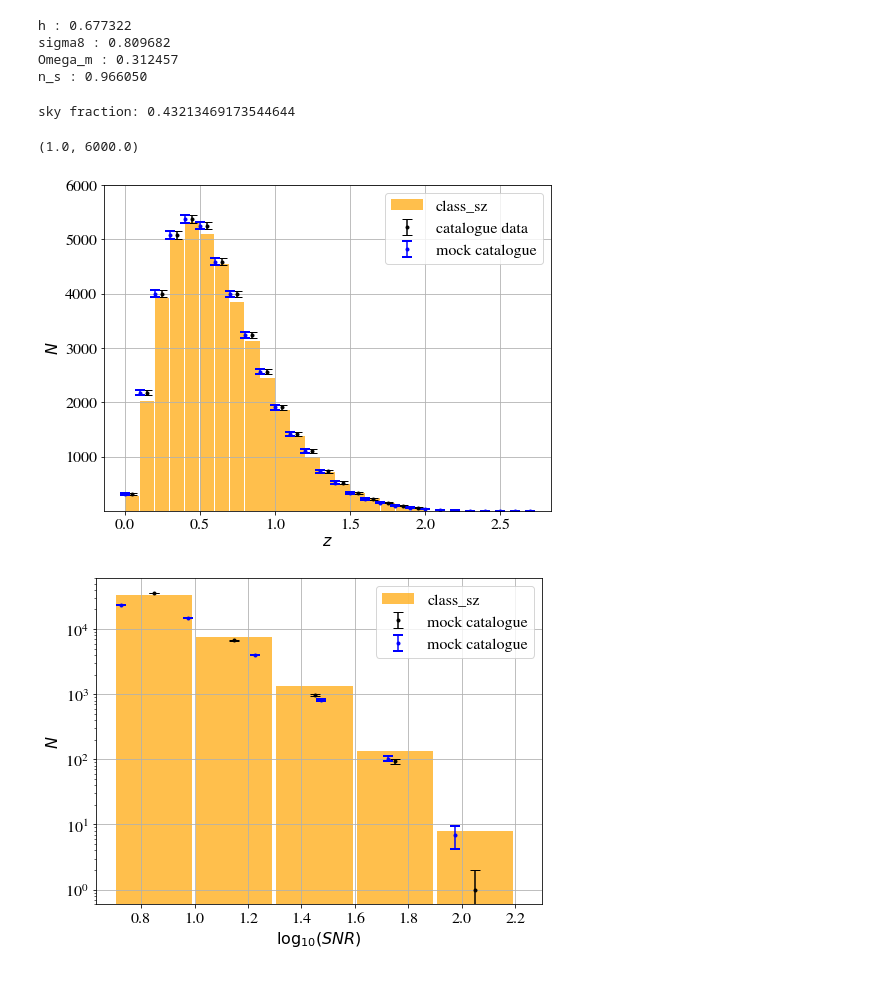
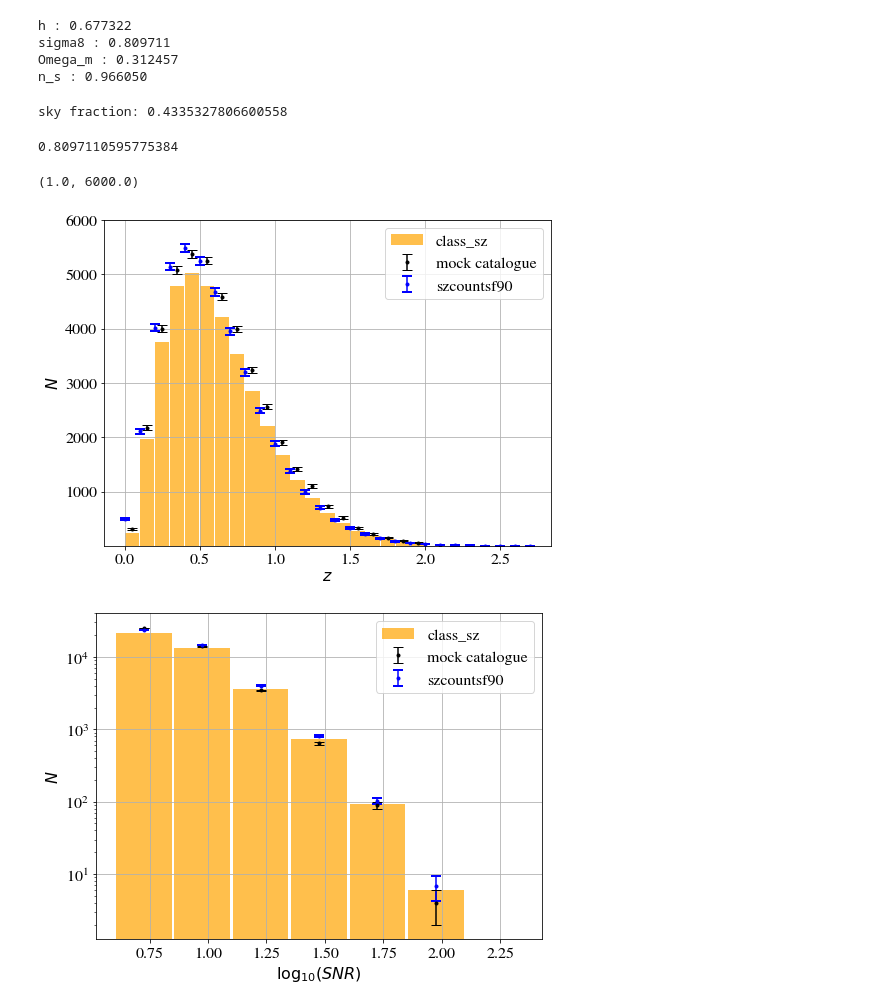
Before and after one commit to simonsobs/SOLikeT, a Jupyter notebook: soliket/binned_clusters/notebooks/Nz_szcountsf90_vs_class_sz_vs_nemo_comparison.ipynb, the cells around one changed output. Drawn from its saved outputs; the diff is of its cells as text; code cells hidden in the pictures.

```diff
--- a/soliket/binned_clusters/notebooks/Nz_szcountsf90_vs_class_sz_vs_nemo_comparison.ipynb
+++ b/soliket/binned_clusters/notebooks/Nz_szcountsf90_vs_class_sz_vs_nemo_comparison.ipynb
@@ -25,15 +25,31 @@ params = {
     'tau': 0.055,
     'mnu': 0.0,
     'nnu': 3.046,
-    'omnuh2': 0.,
+    'omnuh2': 5.691895645933333e-06,
     'w': -1
 }
+
+# info = {
+#     'params': params,
+#     'likelihood': {'soliket.BinnedClusterLikelihood': {
+#         'single_tile_test': "no",
+#         'choose_dim': "1D",
+#         'Q_optimise': "yes",
+#         'stop_at_error': True,
+#         'data_path': data_path,
+#         'cat_file': "MFMF_WebSkyHalos_A10tSZ_3freq_tiles/MFMF_WebSkyHalos_A10tSZ_3freq_tiles_mass.fits",
+#         'Q_file': "MFMF_WebSkyHalos_A10tSZ_3freq_tiles/selFn/quick_theta_Q.npz",
+#         'tile_file': "MFMF_WebSkyHalos_A10tSZ_3freq_tiles/selFn/tileAreas.txt",
+#         'rms_file': "MFMF_WebSkyHalos_A10tSZ_3freq_tiles/selFn/downsampled.txt"}},
+#     'theory': {'camb': {'extra_args': {'num_massive_neutrinos': 0}}}
+# }
+# 2D N calculation
 
 info = {
     'params': params,
     'likelihood': {'soliket.BinnedClusterLikelihood': {
         'single_tile_test': "no",
-        'choose_dim': "1D",
+        'choose_dim': "2D", # change option here
         'Q_optimise': "yes",
         'stop_at_error': True,
         'data_path': data_path,
@@ -43,5 +59,10 @@ info = {
         'rms_file': "MFMF_WebSkyHalos_A10tSZ_3freq_tiles/selFn/downsampled.txt"}},
     'theory': {'camb': {'extra_args': {'num_massive_neutrinos': 0}}}
 }
+
+# initialisation
+model = get_model(info)
+like = model.likelihood['soliket.BinnedClusterLikelihood']
+model.loglikes({})[0]
 # %% [output]
 Populating the interactive namespace from numpy and matplotlib
@@ -129,12 +123,12 @@ z, q, catNzq = like.delN2Dcat
 Nq = np.zeros(len(q))
 catNq = np.zeros(len(q))
 for i in range(len(q)):
-   Nq[i] = Nzq[:,i].sum()
+   Nq[i] = Nz[:,i].sum()
    catNq[i] = catNzq[:,i].sum()
 
 plt.figure(figsize=(8,6))
 plt.plot(10**q, Nq, 'r-', label='prediction')
-plt.errorbar(10**q, Nq, yerr=np.sqrt(Nq), color='black', fmt='o', ms=3, capsize=5, capthick=2, ls='none', label='mock catalogue')
+plt.errorbar(10**q, catNq, yerr=np.sqrt(catNq), color='black', fmt='o', ms=3, capsize=5, capthick=2, ls='none', label='mock catalogue')
 plt.xlabel('signal-to-noise $q$', fontsize=14)
 plt.ylabel('$N$', fontsize=14)
 plt.xscale('log')
@@ -162,7 +152,7 @@ cluster_settings = {
                    'omega_b':0.0226576,
                    'omega_cdm':0.1206864,
                    'A_s':2.022662e-9,
-                   'tau_reio':0.0925,
+                   'tau_reio':0.055,
                    'n_s': 0.96605
 }
 
@@ -177,6 +167,9 @@ M.set({
 'experiment' : 1, # 1: simons observatory, 0: planck
 'y_m_relation' : 1, # 1: Hasselfield et al, 0: Planck
 
+'SO_thetas_file':'/Users/boris/Work/CLASS-SZ/SO-SZ/class_sz/sz_auxiliary_files/so_3freqs_120921_thetas.txt',
+'SO_skyfracs_file':'/Users/boris/Work/CLASS-SZ/SO-SZ/class_sz/sz_auxiliary_files/so_3freqs_120921_skyfracs.txt',
+'SO_ylims_file':'/Users/boris/Work/CLASS-SZ/SO-SZ/class_sz/sz_auxiliary_files/so_3freqs_120921_ylims.txt',
 # X ray mass bias (if applicable -  default 1)
 # 'B' : 1.,
 
@@ -187,9 +180,9 @@ M.set({
 'B_ym': 0.08,
 'A_ym': 4.35e-5,
 'C_ym' : 0.,
-'sigmaM_ym' : 0.2,
+'sigmaM_ym' : 0.0,
 
-'M_min' : 5e12,
+'M_min' : 5e13,
 'M_max' : 5e15,
 
 
@@ -211,6 +204,7 @@ M.set({
 
 
 
+
 # Prescription for HMF to be used with massive neutrinos
 # HMF_prescription_NCDM: 'CDM'
 
@@ -218,11 +212,14 @@ M.set({
 'bin_z_min_cluster_counts' : 0.,
 'bin_z_max_cluster_counts' : 2.,
 'bin_dz_cluster_counts' : 0.1,
-'bin_dlog10_snr': 0.3,
+
+'bin_dlog10_snr': 0.25,
+'log10_snr_min':0.6,
+'log10_snr_max':2.0,
 
 'dlny' : 0.01,
 'lnymin' : -11.,
-'lnymax' : -3.,
+'lnymax' : 10.,
 
 'dlnM_cluster_count_completeness_grid' : 0.01,
 
@@ -246,15 +243,15 @@ M.set({
 
 # # computation of mass function
 # # (grid in mass and redshifts for sigma and dsigma)
-'ndim_masses' : 150,
-'ndim_redshifts' : 150,
+'ndim_masses' : 250,
+'ndim_redshifts' : 250,
 
 # pk setup for computation of sigma and dsigma
 'k_per_decade_class_sz' : 20.,
 'k_min_for_pk_class_sz' : 1e-3,
 'k_max_for_pk_class_sz' : 1e1,
 
-'P_k_max_h/Mpc' : 1e1,
+'P_k_max_h/Mpc' : 1e0,
 'non linear': 'halofit'
 
 })
@@ -265,7 +262,7 @@ print('Omega_m : %f'%M.Omega_m())
 print('n_s : %f'%M.n_s())
 # %% [output]
 h : 0.677322
-sigma8 : 0.809682
+sigma8 : 0.809711
 Omega_m : 0.312457
 n_s : 0.966050
 # %%
@@ -298,7 +295,11 @@ tile = data.field("tileName")
 
 zc = zc[snr > snrcut]
 snr = snr[snr > snrcut]
-sf = np.loadtxt('/Users/boris/Work/CLASS-SZ/SO-SZ/class_sz/sz_auxiliary_files/so_3freqs_020621_skyfracs.txt')
+sf = np.loadtxt('/Users/boris/Work/CLASS-SZ/SO-SZ/class_sz/sz_auxiliary_files/so_3freqs_191121_skyfracs.txt')
 print('sky fraction:',sf.sum())
 # %% [output]
-sky fraction: 0.43213469173544644
+sky fraction: 0.4335327806600558
+# %%
+M.sigma8()
+# %% [output]
+0.8097110595775384
@@ -305,8 +347,12 @@ sky fraction: 0.43213469173544644
 # %%
 N_clusters_z, xedges = np.histogram(zc, bins=z_edges)
-plt.errorbar(z_center,N_clusters_z,yerr=np.sqrt(N_clusters_z),marker='o',markersize=3.,ls='none',label='catalogue data',capsize=5,c='k')
+plt.errorbar(z_center,N_clusters_z,yerr=np.sqrt(N_clusters_z),marker='o',markersize=3.,ls='none',label='mock catalogue',capsize=5,c='k')
 n, bins, patches = plt.hist(x=np.repeat(z_center,N_clusters_z_theory), bins=z_edges, color='orange',alpha=0.7, rwidth=0.95,label='class_sz')
-plt.errorbar(z, catNz, yerr=np.sqrt(catNz), color='blue', fmt='o', ms=3, capsize=5, capthick=2, ls='none', label='mock catalogue')
+# plt.errorbar(z, catNz, yerr=np.sqrt(catNz), color='blue', fmt='o', ms=3, capsize=5, capthick=2, ls='none', label='mock catalogue')
+# plt.errorbar(z_nemo,Nz_selfn,yerr=np.sqrt(Nz_selfn),marker='o',markersize=3.,ls='none',label=r'Nemo (Matt H)',capsize=5,c='b')
+plt.errorbar(z, Nz.sum(axis=1), yerr=np.sqrt(Nz.sum(axis=1)), color='blue', fmt='o', ms=3, capsize=5, capthick=2, ls='none', label='szcountsf90')
+
+
 
 
 plt.grid()
@@ -317,19 +363,21 @@ plt.yscale('linear')
 plt.ylim(1e0,6.e3)
 # %% [output]
 (1.0, 6000.0)
-[figure, old version]
+[figure, new version]
 # %%
 N_clusters_y, xedges = np.histogram(np.log10(snr), bins=log10y_edges)
 plt.errorbar(log10y_center,N_clusters_y,yerr=np.sqrt(N_clusters_y),marker='o',markersize=3.,ls='none',label='mock catalogue',capsize=5,c='k')
 n, bins, patches = plt.hist(x=np.repeat(log10y_center,N_clusters_y_theory), bins=log10y_edges, color='orange',alpha=0.7, rwidth=0.95, label='class_sz')
-plt.errorbar(q, Nq, yerr=np.sqrt(Nq), color='blue', fmt='o', ms=3, capsize=5, capthick=2, ls='none', label='mock catalogue')
+plt.errorbar(q, Nq, yerr=np.sqrt(Nq), color='blue', fmt='o', ms=3, capsize=5, capthick=2, ls='none', label='szcountsf90')
+
+# plt.errorbar(10**q, catNq, yerr=np.sqrt(catNq), color='black', fmt='o', ms=3, capsize=5, capthick=2, ls='none', label='mock catalogue')
 
 
 
 plt.grid()
 plt.legend()
 plt.xlabel(r'$\log_{10}(SNR)$')
 plt.ylabel(r'$N$')
 plt.yscale('log')
 # %% [output]
-[figure, old version]
+[figure, new version]
```
Also changed, not shown: parts of 11 cells of this notebook, 1 other file.
